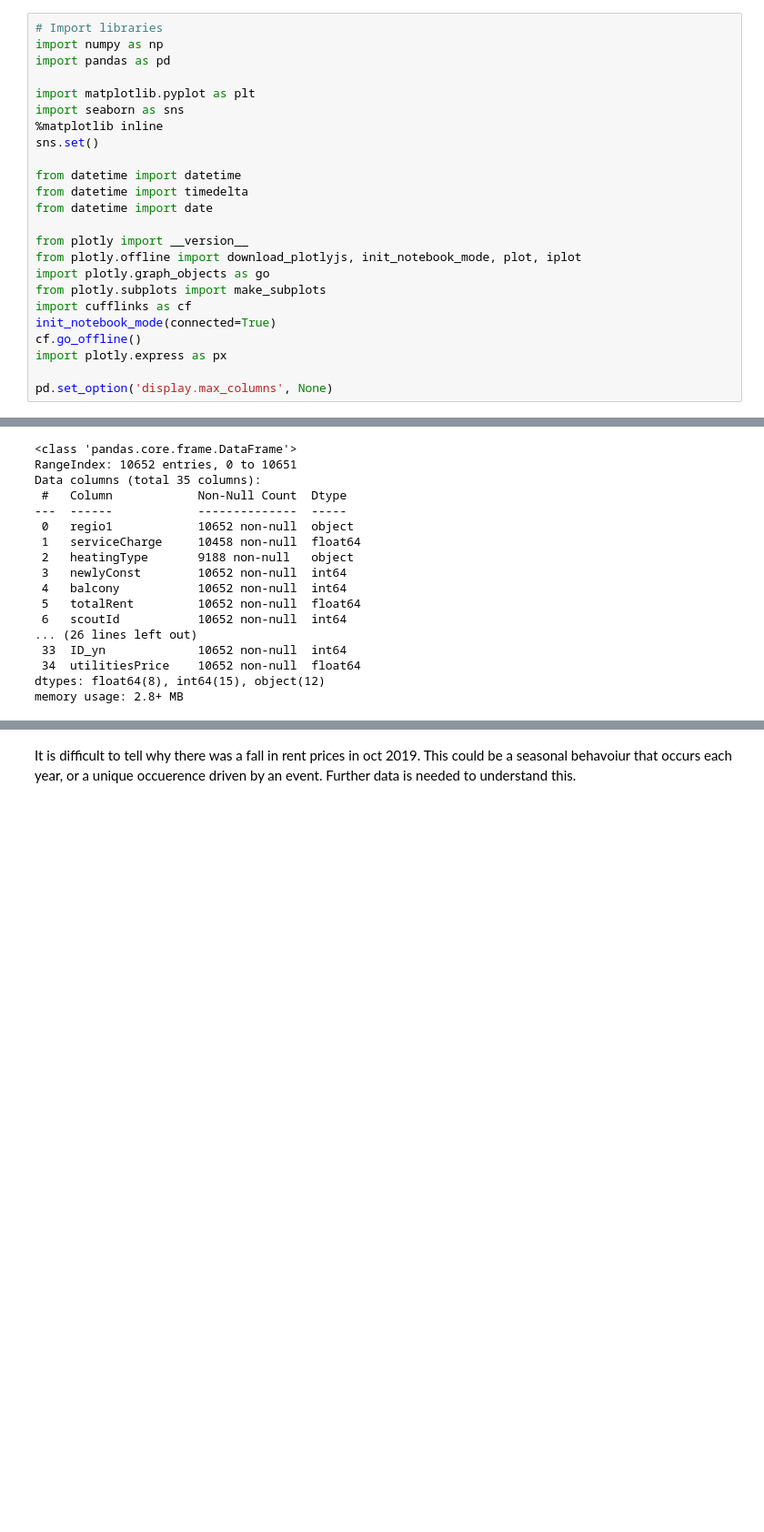
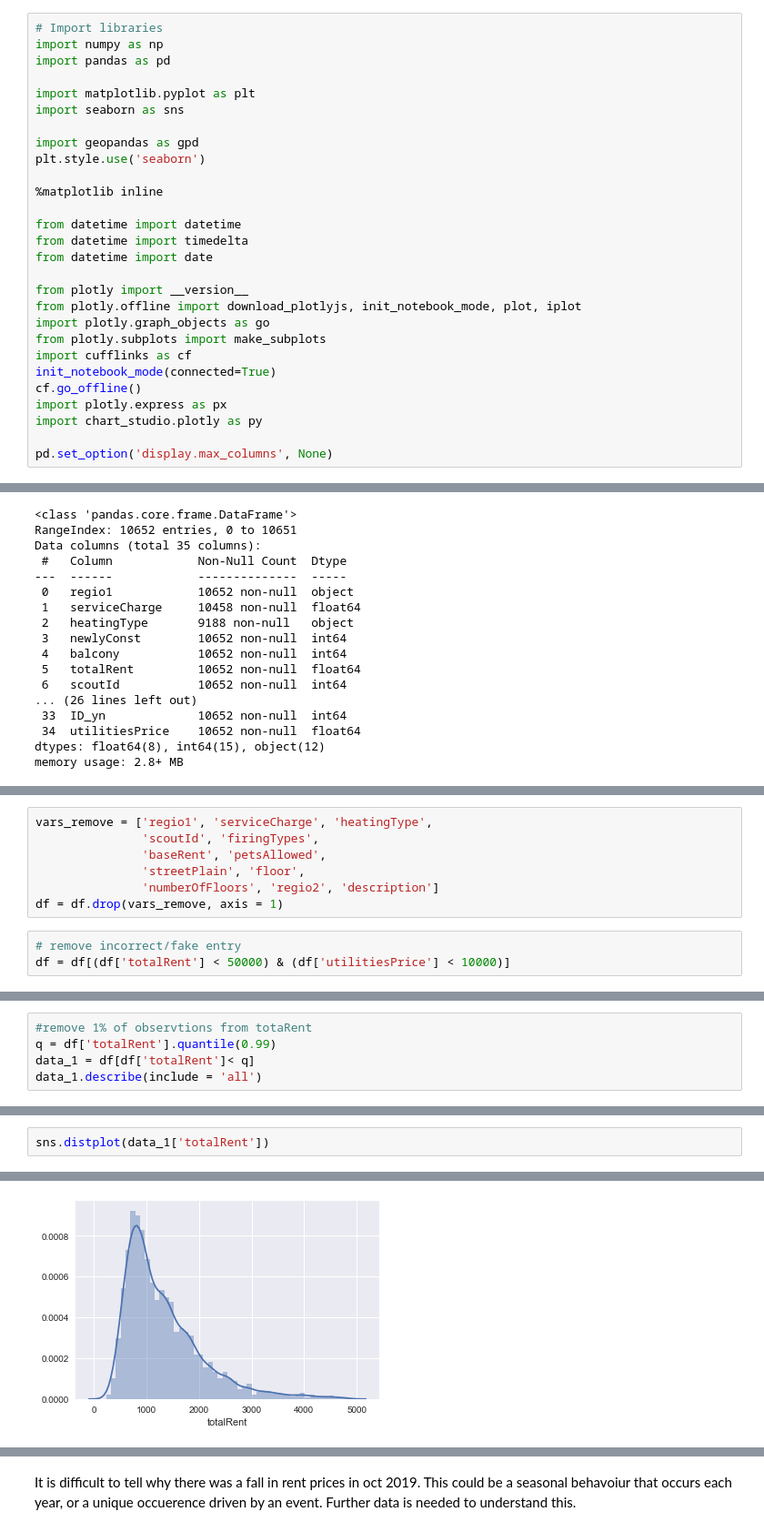
Before and after one commit to moe221/Apartment_price_ML, a Jupyter notebook: EDA.ipynb, the cells around one changed output, grey strips where cells are left out. Shown at 91% size. Cells and saved outputs as stored; diff of their text form; blank space fills up the shorter version.

```diff
--- a/EDA.ipynb
+++ b/EDA.ipynb
@@ -9,8 +9,11 @@ import pandas as pd
 
 import matplotlib.pyplot as plt
 import seaborn as sns
+
+import geopandas as gpd
+plt.style.use('seaborn')
+
 %matplotlib inline
-sns.set()
 
 from datetime import datetime
 from datetime import timedelta
@@ -24,5 +27,6 @@ import cufflinks as cf
 init_notebook_mode(connected=True)
 cf.go_offline()
 import plotly.express as px
+import chart_studio.plotly as py
 
 pd.set_option('display.max_columns', None)
@@ -71,0 +96,10 @@ df.describe()
+# %%
+vars_remove = ['regio1', 'serviceCharge', 'heatingType',
+               'scoutId', 'firingTypes',
+               'baseRent', 'petsAllowed',
+               'streetPlain', 'floor',
+               'numberOfFloors', 'regio2', 'description']
+df = df.drop(vars_remove, axis = 1)
+# %%
+# remove incorrect/fake entry
+df = df[(df['totalRent'] < 50000) & (df['utilitiesPrice'] < 10000)]
@@ -94,0 +174,5 @@ We need to take a closer look at the outliers to see if they are incorrect entri
+# %%
+#remove 1% of observtions from totaRent
+q = df['totalRent'].quantile(0.99)
+data_1 = df[df['totalRent']< q]
+data_1.describe(include = 'all')
@@ -94,0 +192,3 @@ We need to take a closer look at the outliers to see if they are incorrect entri
+# %%
+sns.distplot(data_1['totalRent'])
+# %% [output]
@@ -94,0 +196 @@ We need to take a closer look at the outliers to see if they are incorrect entri
+[figure, added]
```
Also changed, not shown: parts of 86 cells of this notebook, 13 other files.
